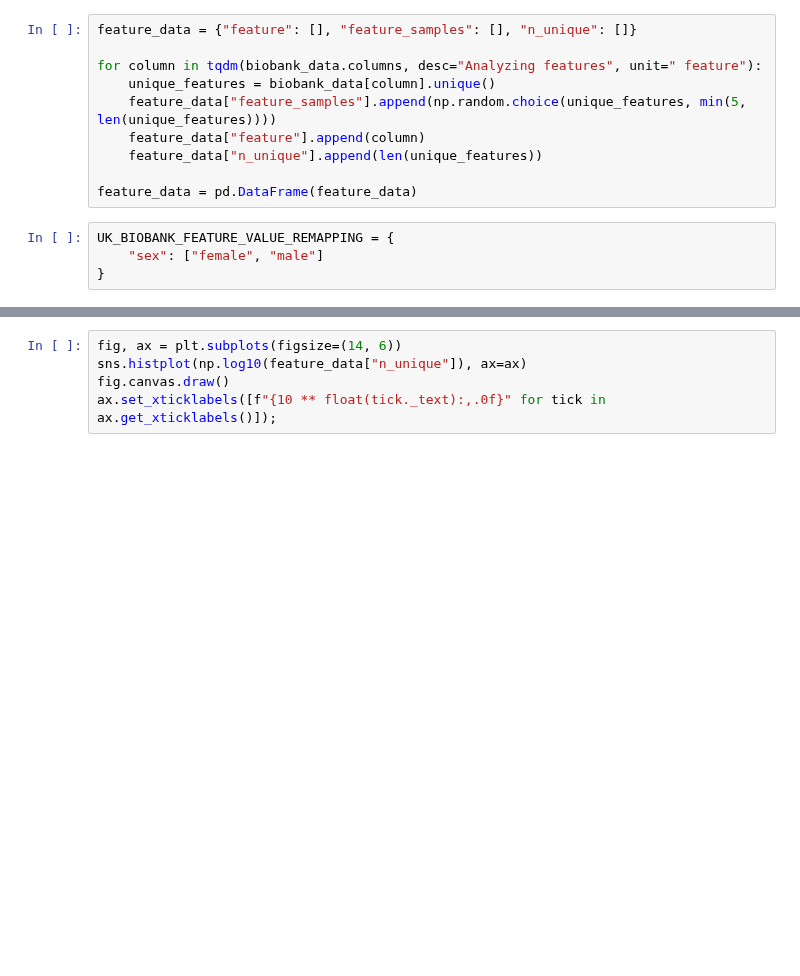
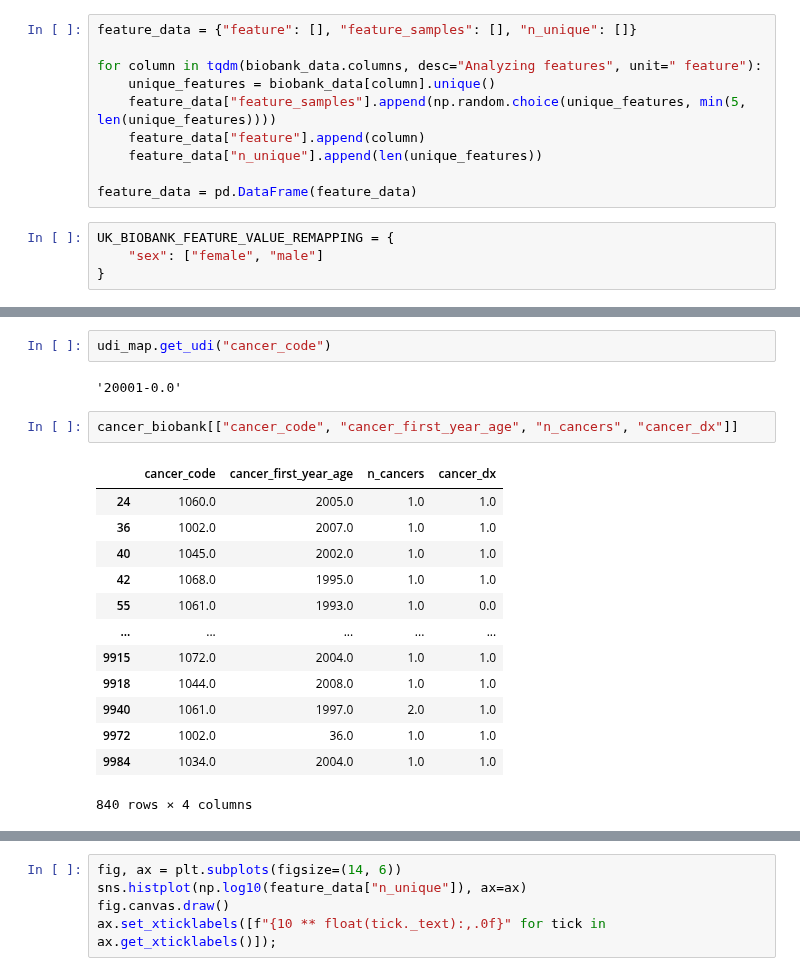
Before and after one commit to cole-khamnei/HLA_genotyping_associations, a Jupyter notebook: biobank_EDA.ipynb, the cells around one changed output, grey strips where cells are left out. Drawn from its saved outputs; the diff is of its cells as text; blank space fills up the shorter version.

```diff
--- a/biobank_EDA.ipynb
+++ b/biobank_EDA.ipynb
@@ -108,0 +164,20 @@ array([nan,  0.,  1.,  2.])
+# %%
+udi_map.get_udi("cancer_code")
+# %% [output]
+'20001-0.0'
+# %%
+cancer_biobank[["cancer_code", "cancer_first_year_age", "n_cancers", "cancer_dx"]]
+# %% [output]
+|  | cancer_code | cancer_first_year_age | n_cancers | cancer_dx |
+| 24 | 1060.0 | 2005.0 | 1.0 | 1.0 |
+| 36 | 1002.0 | 2007.0 | 1.0 | 1.0 |
+| 40 | 1045.0 | 2002.0 | 1.0 | 1.0 |
+| 42 | 1068.0 | 1995.0 | 1.0 | 1.0 |
+| 55 | 1061.0 | 1993.0 | 1.0 | 0.0 |
+| ... | ... | ... | ... | ... |
+| 9915 | 1072.0 | 2004.0 | 1.0 | 1.0 |
+| 9918 | 1044.0 | 2008.0 | 1.0 | 1.0 |
+| 9940 | 1061.0 | 1997.0 | 2.0 | 1.0 |
+| 9972 | 1002.0 | 36.0 | 1.0 | 1.0 |
+| 9984 | 1034.0 | 2004.0 | 1.0 | 1.0 |
+840 rows × 4 columns
```
Also changed, not shown: parts of 19 cells of this notebook, 2 other files.
